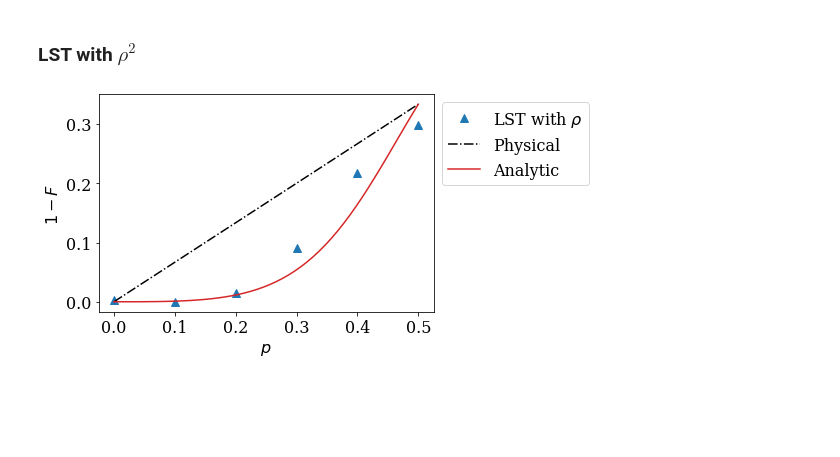
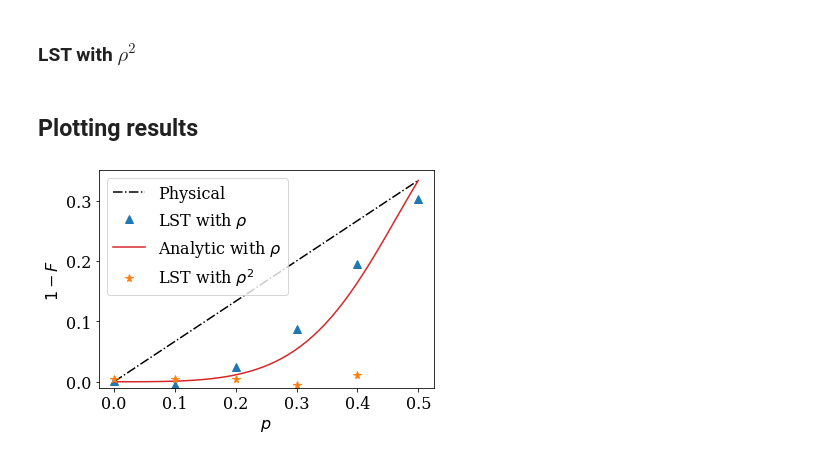
Before and after one commit to hongyehu/Sim-Clifford, a Jupyter notebook: lst_513_with_virtual_distillation.ipynb, the cells around one changed output. Cells and saved outputs as stored; diff of their text form; code cells hidden in the pictures; blank space fills up the shorter version.

Commit message:
Add median of means estimate. First good results for LST with rho^2.

```diff
--- a/lst_513_with_virtual_distillation.ipynb
+++ b/lst_513_with_virtual_distillation.ipynb
@@ -39,6 +41,9 @@ njobs: int = 2  # Number of parallel workers to use when sampling trajectories.
 pvalues = np.arange(pmin, pmax + step, step)
 N: int = 5
 D: int = 2**N + 1
+
+step_rho = num_trajectories // num_groups_rho
+step_rho_squared = num_trajectories // num_groups_rho_squared
 # %% [markdown]
 ## Collect shadows
 # %% [markdown]
@@ -129,2 +129,0 @@ def sample_density_matrix(rho: qutip.Qobj) -> "StabilizerState":
-# %%
-rho = get_noisy_state(0.1)
@@ -252,24 +251,47 @@ if use_rho_squared:
+# %%
+if use_rho_squared:
+    lst_vd_fidelities = []
+    # Loop over all noise levels.
+    for k in tnrange(len(all_sigmas), desc="Noise levels"):
+        sigmas = all_sigmas[k]
+
+        numerators = []
+        denominators = []
+        for i in tnrange(num_groups_rho_squared, desc=f"Post-processing with all {len(shadows)} shadows"):
+            # Get mean estimate for this group.
+            group = sigmas[i * step_rho_squared: (i + 1) * step_rho_squared]
+            num, den = estimate_numerator_and_denominator_from_shadows_rho_squared(group)
+            numerators.append(num)
+            denominators.append(den)
+
+        # Final estimate is median of means.
+        fidelity = np.median(numerators) / np.median(denominators)
+        lst_vd_fidelities.append(fidelity)
+    lst_vd_fidelities = np.array(lst_vd_fidelities)
+# %% [markdown]
+## Plotting results
 # %%
 def analytic_fidelity(p):
     N = (8 * p ** 2 - 9 * p + 3) * (2 * p - 3) ** 3
     D = 240 * p ** 4 - 720 * p ** 3 + 810 * p ** 2 - 405 * p + 81
     return -N / D
 # %%
+plt.plot(pvalues, 2 * pvalues / 3, "-.", c="k", label="Physical")
+
 if use_rho:
-    plt.plot(pvalues, 1.0 - lst_fidelities.real, "^", markersize=8, label=r"LST with $\rho$")
+    plt.plot(pvalues, 1.0 - np.real_if_close(lst_fidelities), "^", markersize=8, label=r"LST with $\rho$")
+    plt.plot(np.linspace(0, 0.5, 50), 1 - analytic_fidelity(np.linspace(0, 0.5, 50)), c="C3", label=r"Analytic with $\rho$")
 
 if use_rho_squared:
-    plt.plot(pvalues, 1 - lst_vd_fidelities.real, "*", markersize=8, label=r"LST with $\rho^2$")
+    plt.plot(pvalues, 1.0 - np.real_if_close(lst_vd_fidelities), "*", markersize=8, label=r"LST with $\rho^2$")
 
 
-plt.plot(pvalues, 2 * pvalues / 3, "-.", c="k", label="Physical")
-plt.plot(
-    np.linspace(0, 0.5, 50), 1 - analytic_fidelity(np.linspace(0, 0.5, 50)), c="C3", label="Analytic"
-)
-
 # Plot options.
+plt.ylim((-0.01, 0.35))
 plt.xlabel("$p$")
 plt.ylabel("$1 - F$")
-plt.legend(bbox_to_anchor=(1, 1));
+plt.legend();
+
+# plt.savefig("lst_vd_513.pdf")
 # %% [output]
-[figure, old version]
+[figure, new version]
```
Also changed, not shown: parts of 7 cells of this notebook.
